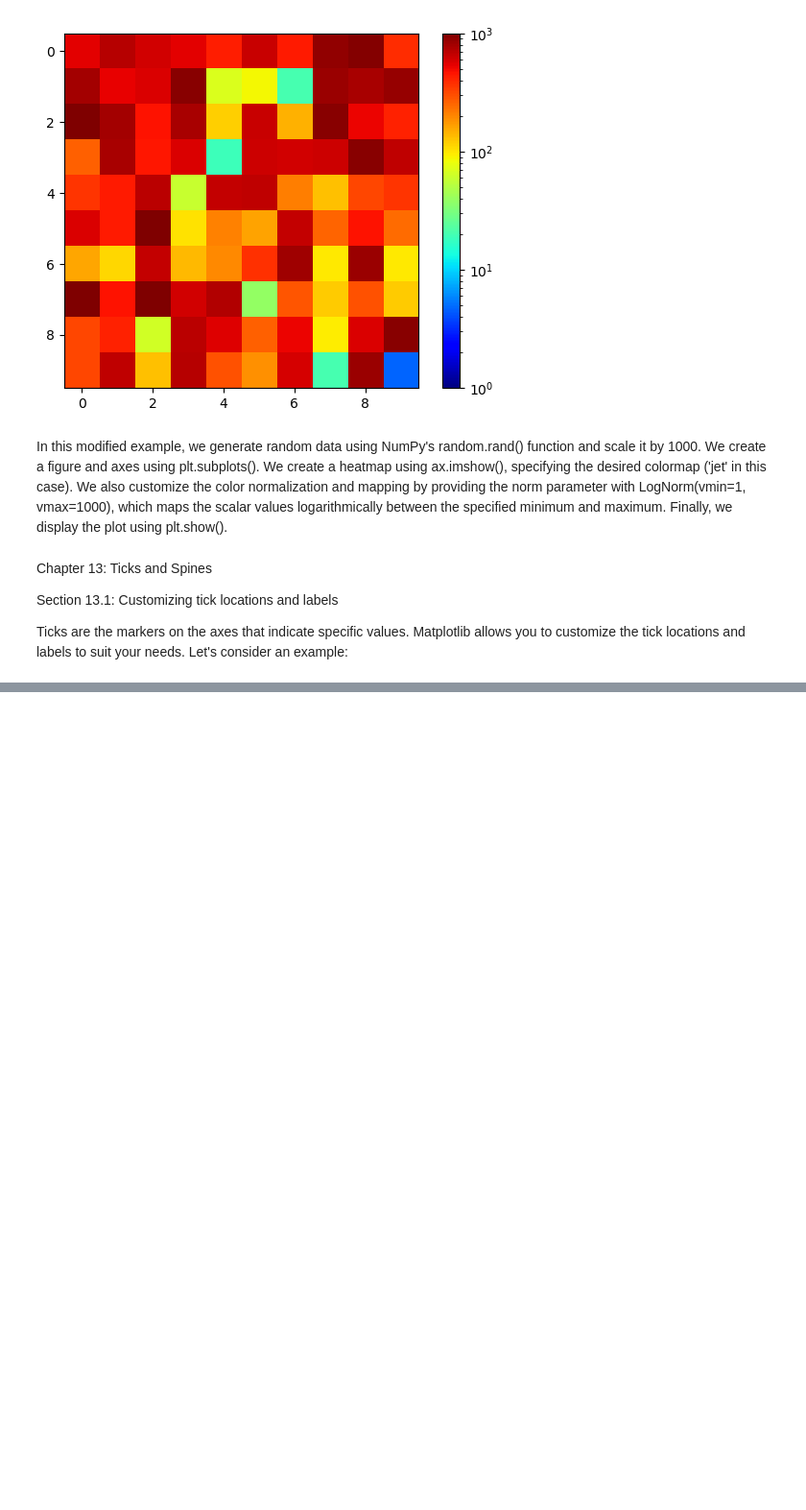
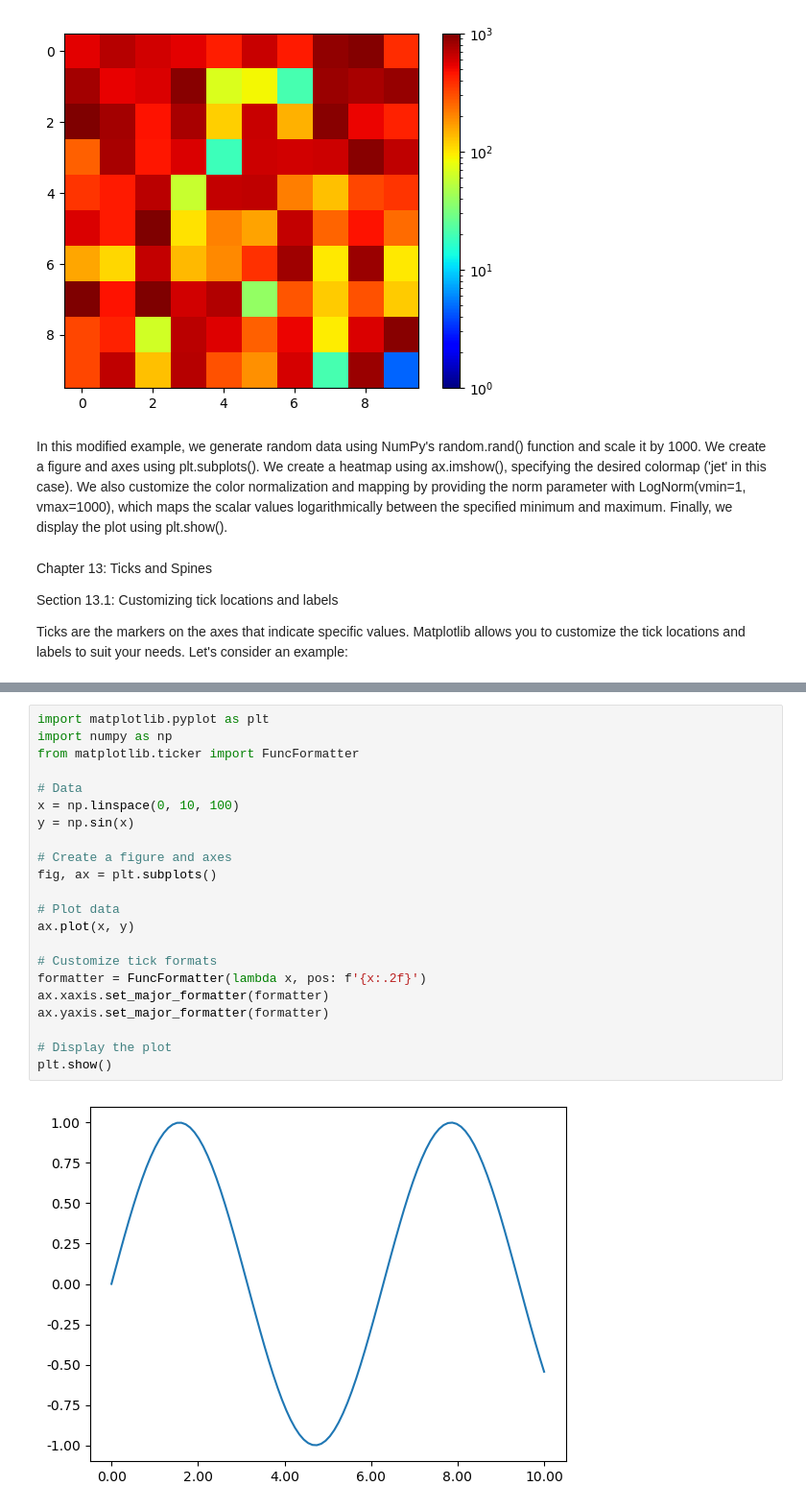
Before and after one commit to MlvPrasadOfficial/kaggle_notebooks, a Jupyter notebook: matplotlib-in-depth-course-2023for-indian-kaggler.ipynb, the cells around one changed output, grey strips where cells are left out. Shown at 96% size. Saved outputs shown, nothing was run; the diff lists cells and outputs as text; blank space fills up the shorter version.

```diff
--- a/matplotlib-in-depth-course-2023for-indian-kaggler.ipynb
+++ b/matplotlib-in-depth-course-2023for-indian-kaggler.ipynb
@@ -2026,0 +2057,24 @@ Ticks are the markers on the axes that indicate specific values. Matplotlib allo
+# %%
+import matplotlib.pyplot as plt
+import numpy as np
+from matplotlib.ticker import FuncFormatter
+
+# Data
+x = np.linspace(0, 10, 100)
+y = np.sin(x)
+
+# Create a figure and axes
+fig, ax = plt.subplots()
+
+# Plot data
+ax.plot(x, y)
+
+# Customize tick formats
+formatter = FuncFormatter(lambda x, pos: f'{x:.2f}')
+ax.xaxis.set_major_formatter(formatter)
+ax.yaxis.set_major_formatter(formatter)
+
+# Display the plot
+plt.show()
+# %% [output]
+[figure, added]
```
Also changed, not shown: parts of 94 cells of this notebook.
